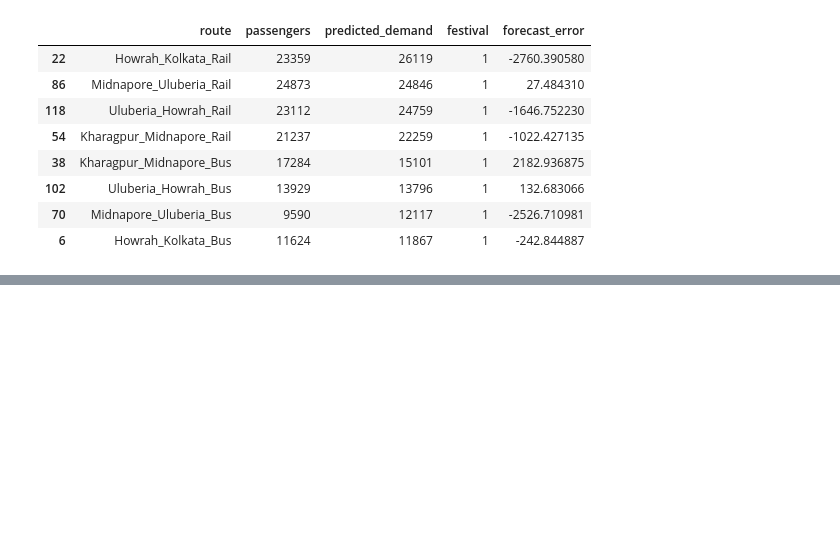
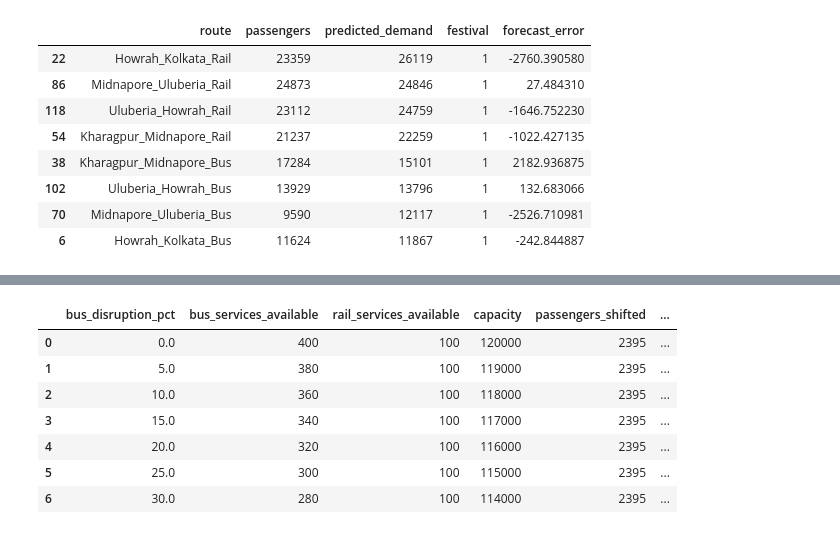
Before and after one commit to abhisarthak/public-transport-demand-planning, a Jupyter notebook: notebooks/03_fleet_optimization.ipynb, the cells around one changed output, grey strips where cells are left out. Saved outputs shown, nothing was run; the diff lists cells and outputs as text; code cells hidden in the pictures; blank space fills up the shorter version.

```diff
--- a/notebooks/03_fleet_optimization.ipynb
+++ b/notebooks/03_fleet_optimization.ipynb
@@ -1203,0 +2701,66 @@ extreme_day[
+# %%
+# ============================================
+# 30. BUS DISRUPTION SCENARIOS
+# ============================================
+
+bus_disruption_levels = [
+    0.00,
+    0.05,
+    0.10,
+    0.15,
+    0.20,
+    0.25,
+    0.30
+]
+
+bus_disruption_results = []
+
+for disruption in bus_disruption_levels:
+
+    _, summary = optimize_under_disruption(
+        festival_segment_demand,
+        bus_disruption=disruption,
+        rail_disruption=0.0,
+        max_modal_shift=0.10
+    )
+
+    bus_disruption_results.append({
+        "bus_disruption_pct":
+            disruption * 100,
+
+        "bus_services_available":
+            summary["bus_services_available"],
+
+        "rail_services_available":
+            summary["rail_services_available"],
+
+        "capacity":
+            summary["capacity"],
+
+        "passengers_shifted":
+            summary["passengers_shifted"],
+
+        "unmet_demand":
+            summary["unmet_demand"],
+
+        "coverage_pct":
+            summary["coverage_pct"],
+
+        "operating_cost":
+            summary["operating_cost"]
+    })
+
+bus_disruption_results = pd.DataFrame(
+    bus_disruption_results
+)
+
+bus_disruption_results
+# %% [output]
+|  | bus_disruption_pct | bus_services_available | rail_services_available | capacity | passengers_shifted | ... |
+| 0 | 0.0 | 400 | 100 | 120000 | 2395 | ... |
+| 1 | 5.0 | 380 | 100 | 119000 | 2395 | ... |
+| 2 | 10.0 | 360 | 100 | 118000 | 2395 | ... |
+| 3 | 15.0 | 340 | 100 | 117000 | 2395 | ... |
+| 4 | 20.0 | 320 | 100 | 116000 | 2395 | ... |
+| 5 | 25.0 | 300 | 100 | 115000 | 2395 | ... |
+| 6 | 30.0 | 280 | 100 | 114000 | 2395 | ... |
```
Also changed, not shown: parts of 33 cells of this notebook.
